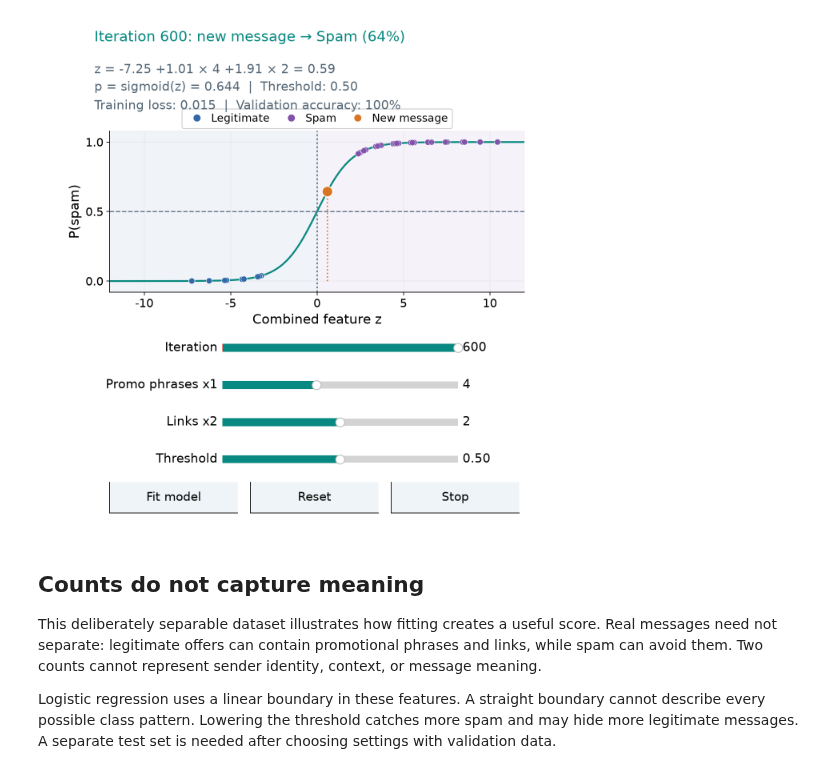
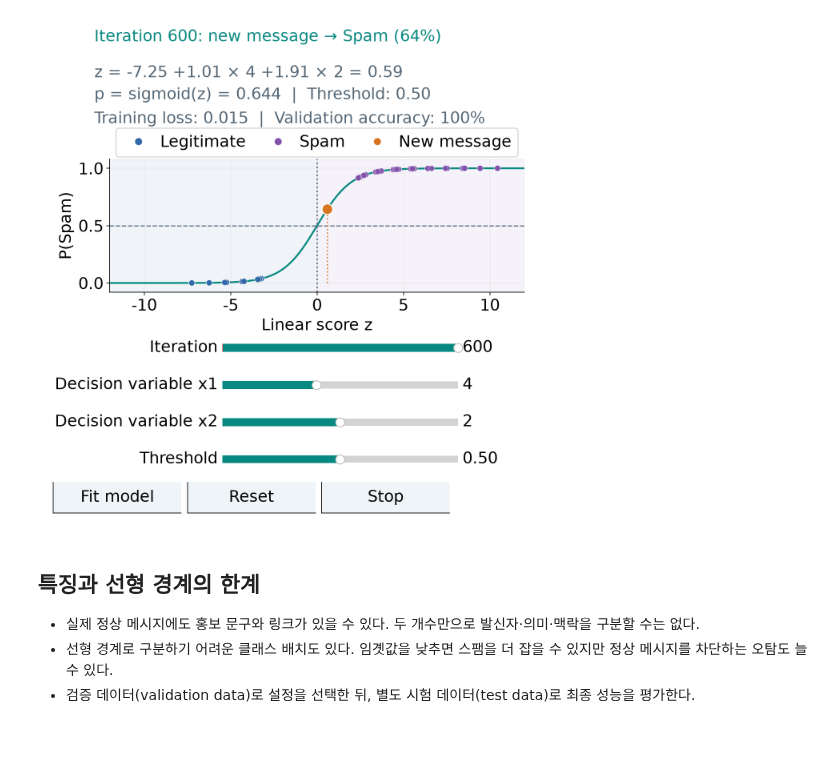
Before and after one commit to sonamu-jun/introduction-to-ai-convergence, a Jupyter notebook: 07-1_Classification/02_binary_logistic_regression.ipynb, the cells around one changed output. Saved outputs shown, nothing was run; the diff lists cells and outputs as text; code cells hidden in the pictures; blank space fills up the shorter version.

```diff
--- a/07-1_Classification/02_binary_logistic_regression.ipynb
+++ b/07-1_Classification/02_binary_logistic_regression.ipynb
@@ -79,8 +92,8 @@ from sklearn.model_selection import train_test_split
 from sklearn.tree import DecisionTreeClassifier
 
 plt.rcParams.update({
-    "font.size": 15, "axes.labelsize": 15,
-    "xtick.labelsize": 13, "ytick.labelsize": 13, "legend.fontsize": 12,
+    "font.size": 18, "axes.labelsize": 18,
+    "xtick.labelsize": 18, "ytick.labelsize": 18, "legend.fontsize": 18,
     "axes.spines.top": False, "axes.spines.right": False,
     "axes.grid": True, "grid.alpha": .16, "lines.linewidth": 2.5,
     "axes.unicode_minus": False, "figure.facecolor": "white",
@@ -100,7 +113,6 @@ def softmax(scores):
 
 
 def binary_loss(labels, scores):
-    # The logaddexp form avoids taking log(0) at extreme scores.
     return float(np.mean(np.logaddexp(0, scores) - labels * scores))
 
 
@@ -121,14 +133,12 @@ def percent(value):
     return "undefined" if not np.isfinite(value) else f"{value:.0%}"
 
 
-# A rerun releases the previous figure and its input callbacks first.
 for _previous_view in globals().get("_classification_views", {}).values():
     _previous_view.close()
 _classification_views = {}
 
 
 class ClassificationExplorer:
-    """One figure keeps the selected model, predictions and scores together."""
 
     def __init__(self, name, render, sliders, actions=()):
         self.render = render
@@ -139,28 +149,29 @@ class ClassificationExplorer:
         with plt.ioff():
             height = min(8.0, 6.8 + .58 * len(sliders))
             self.figure = plt.figure(figsize=(8, height), dpi=64)
-        self.status = self.figure.text(.11, 1 - .38 / height, "", fontsize=16, color=TEAL)
-        self.detail = self.figure.text(.11, 1 - .66 / height, "", va="top", fontsize=14, color="#536675", linespacing=1.5)
+        self.status = self.figure.text(.11, 1 - .38 / height, "", fontsize=18, color=TEAL)
+        self.detail = self.figure.text(.11, 1 - .66 / height, "", va="top", fontsize=18, color="#536675", linespacing=1.5)
         bottom = (1.38 + .58 * len(sliders)) / height
-        top = 1 - 1.78 / height
+        top = 1 - 2.22 / height
         self.ax = self.figure.add_axes([.14, bottom, .81, top - bottom])
         for i, (key, label, low, high, initial, step, fmt) in enumerate(sliders):
             y = (.98 + .58 * (len(sliders) - i - 1)) / height
             slider = Slider(self.figure.add_axes([.36, y, .46, .22 / height]),
                             label, low, high, valinit=initial, valstep=step,
                             valfmt=fmt, color=TEAL)
-            slider.label.set_fontsize(14)
-            slider.valtext.set_fontsize(14)
+            slider.label.set_fontsize(18)
+            slider.valtext.set_fontsize(18)
             slider.on_changed(self.update)
             self.controls[key] = slider
         commands = list(actions) + [("Reset", lambda view: view.reset()),
                                     ("Stop", lambda view: view.stop())]
         self.commands = commands
-        width = min(.25, .83 / len(commands) - .025)
+        width = min(.25, .94 / len(commands) - .012)
         for i, (label, callback) in enumerate(commands):
-            button = Button(self.figure.add_axes([.14 + i * (width + .025), .25 / height, width, .48 / height]),
-                            label, color="#eef4f7", hovercolor="#d7e9e6")
-            button.label.set_fontsize(13.5)
+            button = Button(self.figure.add_axes([.03 + i * (width + .012), .25 / height, width, .48 / height]),
+                            label,
+                            color="#eef4f7", hovercolor="#d7e9e6")
+            button.label.set_fontsize(18)
             button.on_clicked(lambda event, cb=callback: cb(self) if not self.stopped else None)
             self.buttons[label] = button
         self.figure.canvas.mpl_connect("close_event", lambda event: self.stop())
@@ -194,8 +205,8 @@ class ClassificationExplorer:
             return
         from matplotlib.transforms import Bbox
         width, height = self.figure.get_size_inches()
-        # Crop only the embedded Matplotlib controls; native widgets follow the chart.
-        lower = max(0, self.ax.get_position().y0 * height - .78)
+        lower = ((self.tree_ax.get_position().y0 - .02) * height
+                 if hasattr(self, "tree_ax") else max(0, self.ax.get_position().y0 * height - .78))
         buffer = io.BytesIO()
         self.figure.savefig(buffer, format="png", dpi=64, facecolor="white",
                             bbox_inches=Bbox.from_extents(0, lower, width, height))
@@ -217,7 +228,7 @@ class ClassificationExplorer:
             control = slider_type(value=initial, min=low, max=high, step=step,
                                   description=label, readout_format=fmt.replace("%0", ""),
                                   continuous_update=True,
-                                  style={"description_width": "120px"},
+                                  style={"description_width": "180px"},
                                   layout=Layout(width="100%", max_width="512px"))
             def changed(change, key=key):
                 if not self.syncing_local and not self.stopped:
@@ -244,10 +255,8 @@ class ClassificationExplorer:
                           alt=self.status.get_text() + ". " + self.detail.get_text()))
             plt.close(self.figure)
         elif CLASSIFICATION_BROWSER:
-            # JSPCV sends mouse events after this cell has returned.
             plt.show(block=False)
         elif hasattr(self.figure.canvas, "toolbar_visible"):
-            # The ipympl figure supplies a responsive chart with native widget controls.
             self.start_local()
         else:
             plt.show(block=False)
@@ -279,9 +288,7 @@ class ClassificationExplorer:
                 control.close()
 
 
-
 def make_messages(seed, count=240, spam_fraction=.35):
-    """Synthetic labels and counts; no real messages or URLs are collected."""
     rng = np.random.default_rng(seed)
     labels = np.zeros(count, dtype=int)
     labels[:round(count * spam_fraction)] = 1
@@ -292,7 +299,6 @@ def make_messages(seed, count=240, spam_fraction=.35):
 
 
 def make_fruit(seed):
-    """Synthetic fruit measurements: hue in degrees and length / width."""
     rng = np.random.default_rng(seed)
     labels = np.repeat(np.arange(3), 60)
     centers = np.array([[8, 1.15], [30, 1.05], [53, 2.8]])
@@ -300,8 +306,6 @@ def make_fruit(seed):
     values = centers[labels] + rng.normal(size=(len(labels), 2)) * spreads[labels]
     return np.clip(values, [0, .7], [70, 4.2]), labels
 
-# This fitting example deliberately separates the two synthetic feature groups.
-# The evaluation example explores mistakes with independently controlled counts.
 rng = np.random.default_rng(70)
 feature_grid = np.array([(phrases, links) for phrases in range(11) for links in range(5)])
 construction_score = feature_grid[:, 0] + 2 * feature_grid[:, 1]
@@ -325,13 +329,11 @@ def message_features(values):
 
 
 def raw_coefficients(beta):
-    # Undo training-only standardization so the displayed equation uses raw counts.
     weights = beta[1:] / feature_scale
     return np.r_[beta[0] - feature_mean @ weights, weights]
 
 
 train_features = message_features(messages[train_id])
-# Opposing initial weights produce overlapping scores before learning.
 coefficients = np.array([0., 1., -1.])
 coefficient_history = [coefficients.copy()]
 for iteration in range(600):
@@ -340,7 +342,6 @@ for iteration in range(600):
     coefficients -= .15 * gradient
     coefficient_history.append(coefficients.copy())
 coefficient_history = np.asarray(coefficient_history)
-# Cover every allowed query at every update without rescaling the horizontal axis.
 all_query_scores = message_features(feature_grid) @ coefficient_history.T
 score_limit = float(np.ceil(np.abs(all_query_scores).max()) + 1)
 score_grid = np.linspace(-score_limit, score_limit, 601)
@@ -364,7 +365,6 @@ def render_binary(view, iteration, phrases, links, threshold):
     ax.axvspan(boundary, score_limit, color=PURPLE, alpha=.07)
     ax.plot(score_grid, sigmoid(score_grid), color=TEAL, linewidth=2, zorder=2)
     colors = np.where(labels[train_id] == 0, BLUE, PURPLE)
-    # Both coordinates come from this update; color alone represents the label.
     ax.scatter(train_scores, train_probability, s=44, c=colors,
                alpha=.85, edgecolors="white", linewidths=.4, zorder=3)
     ax.axvline(boundary, color="#64748b", linestyle=":", linewidth=1.7)
@@ -374,42 +374,41 @@ def render_binary(view, iteration, phrases, links, threshold):
     from matplotlib.lines import Line2D
     handles = [Line2D([], [], linestyle="", marker="o", color=color,
                       markersize=7, label=label)
                for color, label in [(BLUE, "Legitimate"), (PURPLE, "Spam"),
                                     (ORANGE, "New message")]]
     ax.legend(handles=handles, loc="lower center", bbox_to_anchor=(.5, 1.015),
-              ncol=3, fontsize=12, framealpha=.95, borderaxespad=0,
+              ncol=3, fontsize=18, framealpha=.95, borderaxespad=0,
               handletextpad=.35, columnspacing=1.)
     ax.set(xlim=(-score_limit, score_limit), ylim=(-.08, 1.08),
-           xlabel="Combined feature z", ylabel="P(spam)", yticks=[0, .5, 1])
+           xlabel="Linear score z", ylabel="P(Spam)", yticks=[0, .5, 1])
     label = "Spam" if probability >= threshold else "Legitimate"
     view.status.set_text(f"Iteration {int(iteration)}: new message → {label} ({probability:.0%})")
     view.detail.set_text(
         f"z = {raw[0]:.2f} {raw[1]:+.2f} × {phrases:.0f} {raw[2]:+.2f} × {links:.0f} = {score:.2f}\n"
         f"p = sigmoid(z) = {probability:.3f}  |  Threshold: {threshold:.2f}\n"
         f"Training loss: {loss:.3f}  |  Validation accuracy: {result['accuracy']:.0%}")
     return {"probability": probability, "label": label, "score": score, "query": query,
             "boundary": boundary,
             "train_probability": train_probability, "score_limit": score_limit,
             "coefficients": beta.copy(), "raw_coefficients": raw,
             "train_scores": train_scores, "validation_probability": validation_probability,
             "prediction": predicted, "metrics": result, "loss": loss}
 
 
 binary_demo = ClassificationExplorer("binary", render_binary, [
     ("iteration", "Iteration", 0, 600, 0, 1, "%0.0f"),
-    ("phrases", "Promo phrases x1", 0, 10, 4, 1, "%0.0f"),
-    ("links", "Links x2", 0, 4, 2, 1, "%0.0f"),
+    ("phrases", "Decision variable x1", 0, 10, 4, 1, "%0.0f"),
+    ("links", "Decision variable x2", 0, 4, 2, 1, "%0.0f"),
     ("threshold", "Threshold", .05, .95, .5, .05, "%0.2f"),
 ], actions=[("Fit model", lambda view: view.set_values(iteration=600))])
 if CLASSIFICATION_STATIC:
-    # The saved preview shows the fitted separation; live execution starts at zero.
     binary_demo.set_values(iteration=600)
 binary_demo.start()
 # %% [output]
-[figure, old version]
+[figure, new version]
 # %% [markdown]
-## Counts do not capture meaning
+## 특징과 선형 경계의 한계
 
-This deliberately separable dataset illustrates how fitting creates a useful score. Real messages need not separate: legitimate offers can contain promotional phrases and links, while spam can avoid them. Two counts cannot represent sender identity, context, or message meaning.
-
-Logistic regression uses a linear boundary in these features. A straight boundary cannot describe every possible class pattern. Lowering the threshold catches more spam and may hide more legitimate messages. A separate test set is needed after choosing settings with validation data.
+- 실제 정상 메시지에도 홍보 문구와 링크가 있을 수 있다. 두 개수만으로 발신자·의미·맥락을 구분할 수는 없다.
+- 선형 경계로 구분하기 어려운 클래스 배치도 있다. 임곗값을 낮추면 스팸을 더 잡을 수 있지만 정상 메시지를 차단하는 오탐도 늘 수 있다.
+- 검증 데이터(validation data)로 설정을 선택한 뒤, 별도 시험 데이터(test data)로 최종 성능을 평가한다.
```
Also changed, not shown: parts of 2 cells of this notebook, 18 other files.
